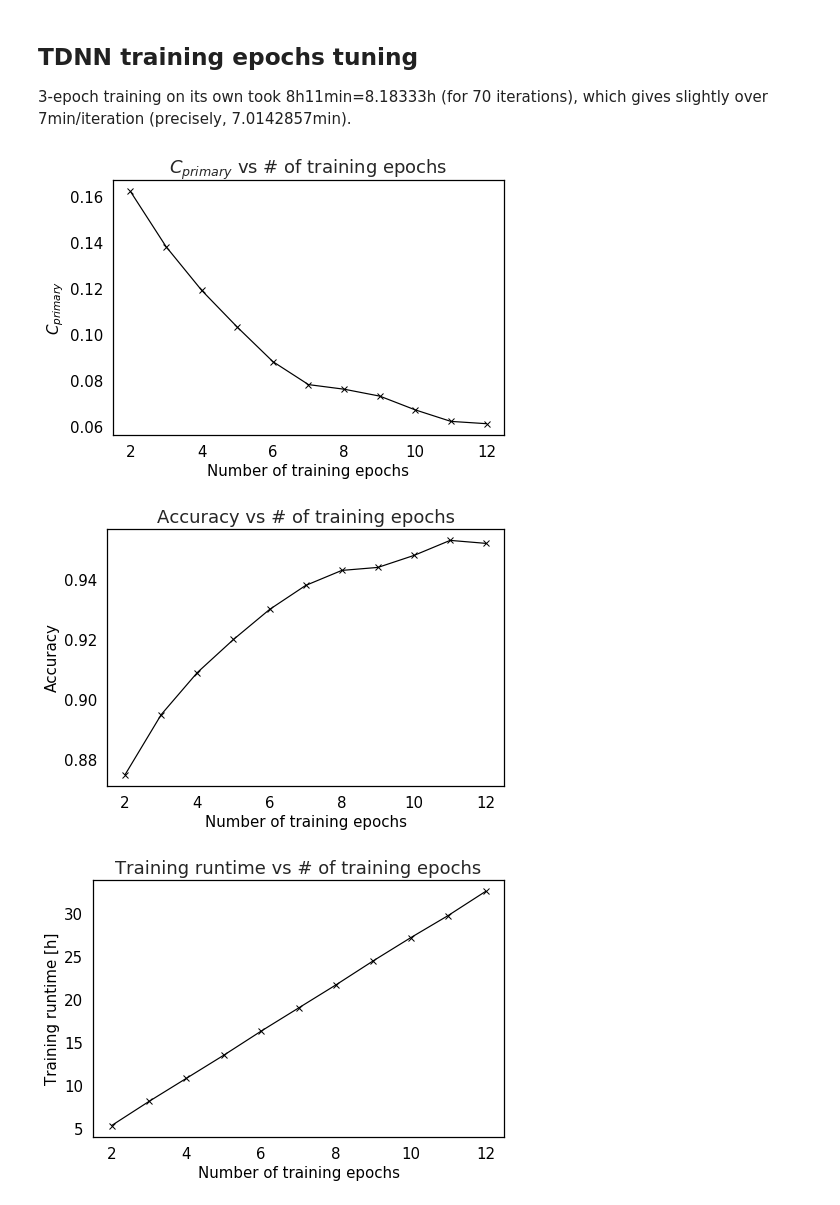
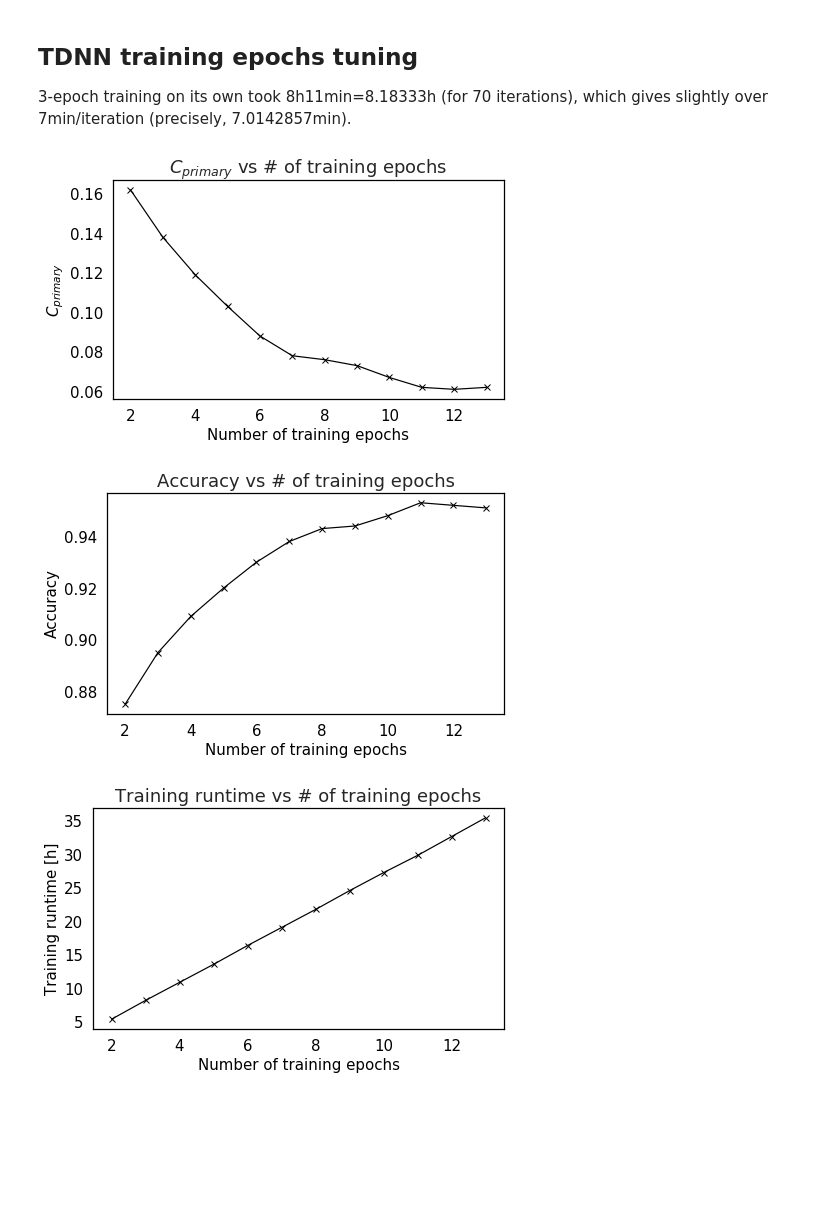
Before and after one commit to samsucik/prosodic-lid-globalphone-dissertation, a Jupyter notebook: graphing/Graphing.ipynb, the cells around one changed output. Saved outputs shown, nothing was run; the diff lists cells and outputs as text; code cells hidden in the pictures; blank space fills up the shorter version.

Commit message:
Added info about 11-, 12- and 13-epoch training.

```diff
--- a/graphing/Graphing.ipynb
+++ b/graphing/Graphing.ipynb
@@ -342,7 +342,7 @@ To recap: `normaliser=0.001, max-steps=200, mix-up=100`.
 
 3-epoch training on its own took 8h11min=8.18333h (for 70 iterations), which gives slightly over 7min/iteration (precisely, 7.0142857min).
 # %%
-epochs_vals = list(range(2, 13))
+epochs_vals = list(range(2, 14))
 
 # epochs,acc,c_prim,num_iters
 file_path = "dnn-num-epochs-search.txt"
@@ -357,36 +357,36 @@ data_line =[{
 }]
 
 fig = plot_linear(data_line, x_label="Number of training epochs", y_label="$C_{primary}$",
-                legend_loc=0, figsize=(7, 5), ymin=None, ymax=None, use_legend=False,
+                legend_loc=0, figsize=(7, 4.5), ymin=None, ymax=None, use_legend=False,
                 title="$C_{primary}$ vs # of training epochs")
 save_fig(fig=fig, name="num-epochs_c-primary")
 
 data_line =[{
     "values": stats["acc"],
     "xs": stats["epochs"],
     "label": None,
     "colour": "black",
     "symbol": "x"
 }]
 
 fig = plot_linear(data_line, x_label="Number of training epochs", y_label="Accuracy",
-                legend_loc=0, figsize=(7, 5), ymin=None, ymax=None, use_legend=False,
+                legend_loc=0, figsize=(7, 4.5), ymin=None, ymax=None, use_legend=False,
                 title="Accuracy vs # of training epochs")
 save_fig(fig=fig, name="num-epochs_accuracy")
 
 data_line =[{
     "values": stats["num_iters"]*7.0142857/60,
     "xs": stats["epochs"],
     "label": None,
     "colour": "black",
     "symbol": "x"
 }]
 
 fig = plot_linear(data_line, x_label="Number of training epochs", y_label="Training runtime [h]",
-                legend_loc=0, figsize=(7, 5), ymin=None, ymax=None, use_legend=False,
+                legend_loc=0, figsize=(7, 4.5), ymin=None, ymax=None, use_legend=False,
                 title="Training runtime vs # of training epochs")
 save_fig(fig=fig, name="num-epochs_runtime")
 # %% [output]
-[figure, old version]
+[figure, new version]
-[figure, old version]
+[figure, new version]
-[figure, old version]
+[figure, new version]
```
Also changed, not shown: 5 other files.
